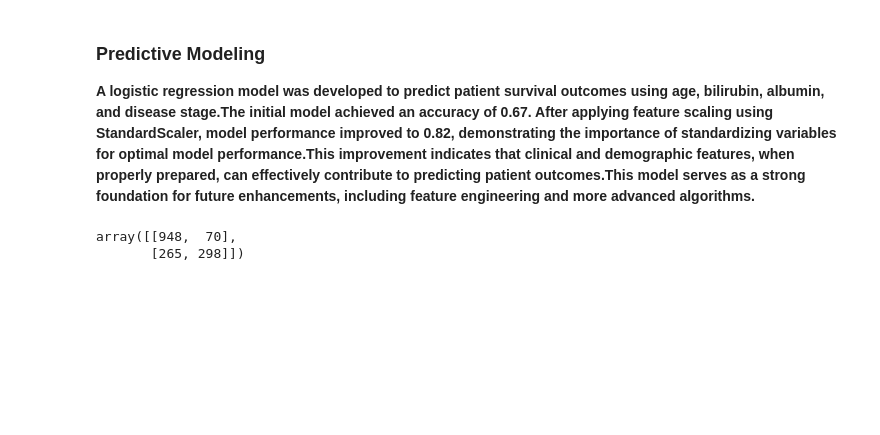
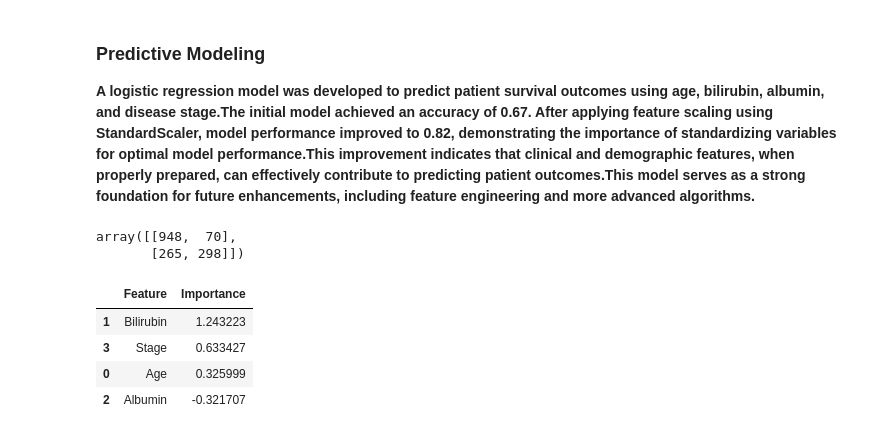
Before and after one commit to jelleje37-sketch/jelleje37, a Jupyter notebook: cirrhosis-survival-analysis-and-predictive-model.ipynb, the cells around one changed output. Saved outputs shown, nothing was run; the diff lists cells and outputs as text; code cells hidden in the pictures; blank space fills up the shorter version.

Commit message:
Kaggle Notebook | Cirrhosis Survival Analysis and Predictive Model | Final Polished Notebook with Executive Summary

```diff
--- a/cirrhosis-survival-analysis-and-predictive-model.ipynb
+++ b/cirrhosis-survival-analysis-and-predictive-model.ipynb
@@ -679,3 +691,24 @@ confusion_matrix(y_test, model.predict(X_test_scaled))
 # %% [output]
 array([[948,  70],
        [265, 298]])
+# %%
+import pandas as pd
+
+importance = model.coef_[0]
+
+feature_names = ['Age', 'Bilirubin', 'Albumin', 'Stage']
+
+feature_importance = pd.DataFrame({
+    'Feature': feature_names,
+    'Importance': importance
+})
+
+feature_importance.sort_values(by='Importance', ascending=False, inplace=True)
+
+feature_importance
+# %% [output]
+|  | Feature | Importance |
+| 1 | Bilirubin | 1.243223 |
+| 3 | Stage | 0.633427 |
+| 0 | Age | 0.325999 |
+| 2 | Albumin | -0.321707 |
```
Also changed, not shown: parts of 6 cells of this notebook.
